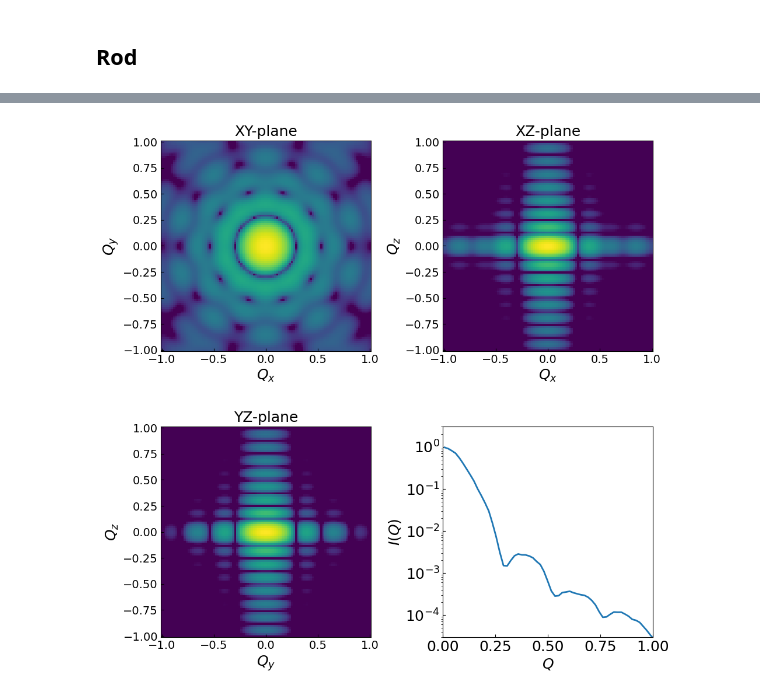
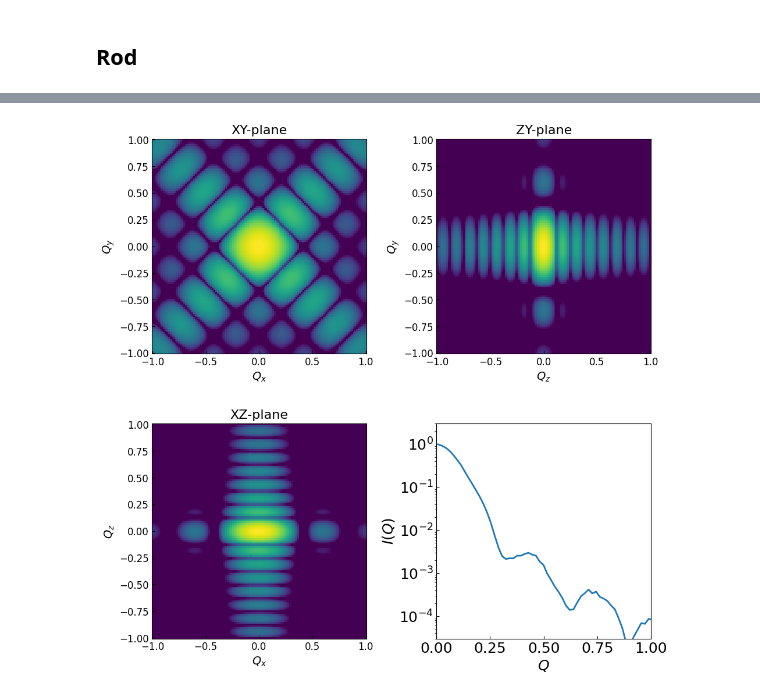
Before and after one commit to ch-tung/simplex_scattering, a Jupyter notebook: test_bipyramid.ipynb, the cells around one changed output, grey strips where cells are left out. Saved outputs shown, nothing was run; the diff lists cells and outputs as text; code cells hidden in the pictures.

```diff
--- a/test_bipyramid.ipynb
+++ b/test_bipyramid.ipynb
@@ -243,10 +243,8 @@ def fix_tetrahedron_orientations(verts, tetrahedra):
 # %% [markdown]
 ## Bipyramid
 # %%
-## Example usage
-
 # Parameters
-n = 5
+n = 4
 a = 13.35
 c = 37.4
 t = 10.2 / 26.7
@@ -437,7 +405,7 @@ plt.show()
 ## Rod
 # %%
 ## Example usage
-n = 5        # number of polygon sides
+n = 4        # number of polygon sides
 r = 15    # circumradius
 L = 50     # rod length
 
@@ -573,47 +512,46 @@ Scattering function calculation complete.
 # %%
-# Create a 2x2 panel plot with XY, XZ, YZ, and radial average
 fig, axes = plt.subplots(2, 2, figsize=(10, 10))
 
-# Panel (0, 0) - XY
-qx_plot, qy_plot = np.meshgrid(qx, qy)
-axes[0, 0].pcolor(qx_plot, qy_plot, np.log(I_q_xy.T), cmap='viridis', vmax=0, vmin=-10)
-axes[0, 0].set_title('XY-plane', fontsize=18)
-axes[0, 0].set_xlabel('$Q_x$', fontsize=18)
-axes[0, 0].set_ylabel('$Q_y$', fontsize=18)
+# Panel (0, 0) - XY-plane
+qx_plot, qy_plot = np.meshgrid(qx, qy, indexing='ij')
+axes[0, 0].pcolor(qx_plot, qy_plot, np.log(I_q_xy), cmap='viridis', vmax=0, vmin=-10)
+axes[0, 0].set_title('XY-plane', fontsize=16)
+axes[0, 0].set_xlabel('$Q_x$', fontsize=14)
+axes[0, 0].set_ylabel('$Q_y$', fontsize=14)
 axes[0, 0].set_aspect('equal')
-axes[0, 0].tick_params(direction='in', labelsize=14)
+axes[0, 0].tick_params(direction='in', labelsize=12)
 
-# Panel (0, 1) - XZ
-qx_plot, qz_plot = np.meshgrid(qx, qz)
-axes[0, 1].pcolor(qx_plot, qz_plot, np.log(I_q_xz.T), cmap='viridis', vmax=0, vmin=-10)
-axes[0, 1].set_title('XZ-plane', fontsize=18)
-axes[0, 1].set_xlabel('$Q_x$', fontsize=18)
-axes[0, 1].set_ylabel('$Q_z$', fontsize=18)
+# Panel (0, 1) - ZY-plane (swapped from original YZ)
+qz_plot, qy_plot = np.meshgrid(qz, qy, indexing='ij')
+axes[0, 1].pcolor(qz_plot, qy_plot, np.log(I_q_yz.T), cmap='viridis', vmax=0, vmin=-10)
+axes[0, 1].set_title('ZY-plane', fontsize=16)
+axes[0, 1].set_xlabel('$Q_z$', fontsize=14)
+axes[0, 1].set_ylabel('$Q_y$', fontsize=14)
 axes[0, 1].set_aspect('equal')
-axes[0, 1].tick_params(direction='in', labelsize=14)
+axes[0, 1].tick_params(direction='in', labelsize=12)
 
-# Panel (1, 0) - YZ
-qy_plot, qz_plot = np.meshgrid(qy, qz)
-axes[1, 0].pcolor(qy_plot, qz_plot, np.log(I_q_yz.T), cmap='viridis', vmax=0, vmin=-10)
-axes[1, 0].set_title('YZ-plane', fontsize=18)
-axes[1, 0].set_xlabel('$Q_y$', fontsize=18)
-axes[1, 0].set_ylabel('$Q_z$', fontsize=18)
+# Panel (1, 0) - XZ-plane
+qx_plot, qz_plot = np.meshgrid(qx, qz, indexing='ij')
+axes[1, 0].pcolor(qx_plot, qz_plot, np.log(I_q_xz), cmap='viridis', vmax=0, vmin=-10)
+axes[1, 0].set_title('XZ-plane', fontsize=16)
+axes[1, 0].set_xlabel('$Q_x$', fontsize=14)
+axes[1, 0].set_ylabel('$Q_z$', fontsize=14)
 axes[1, 0].set_aspect('equal')
-axes[1, 0].tick_params(direction='in', labelsize=14)
+axes[1, 0].tick_params(direction='in', labelsize=12)
 
 # Panel (1, 1) - Radial average
 axes[1, 1].plot(Q_centers, I_avg, lw=2)
 axes[1, 1].set_yscale('log')
 axes[1, 1].set_title(' ', fontsize=18)
 axes[1, 1].tick_params(direction='in', labelsize=14)
 axes[1, 1].set_xlabel('$Q$', fontsize=18)
 axes[1, 1].set_ylabel('$I(Q)$', fontsize=18)
 axes[1, 1].set_xlim(0, np.max(qx))
 axes[1, 1].set_ylim(3e-5, 3e0)
 axes[1, 1].set_aspect(np.max(qx)/5)
 axes[1, 1].tick_params(direction='in', labelsize=18)
 
 plt.tight_layout()
 plt.show()
 # %% [output]
-[figure, old version]
+[figure, new version]
```
Also changed, not shown: parts of 7 cells of this notebook, 1 other file.
